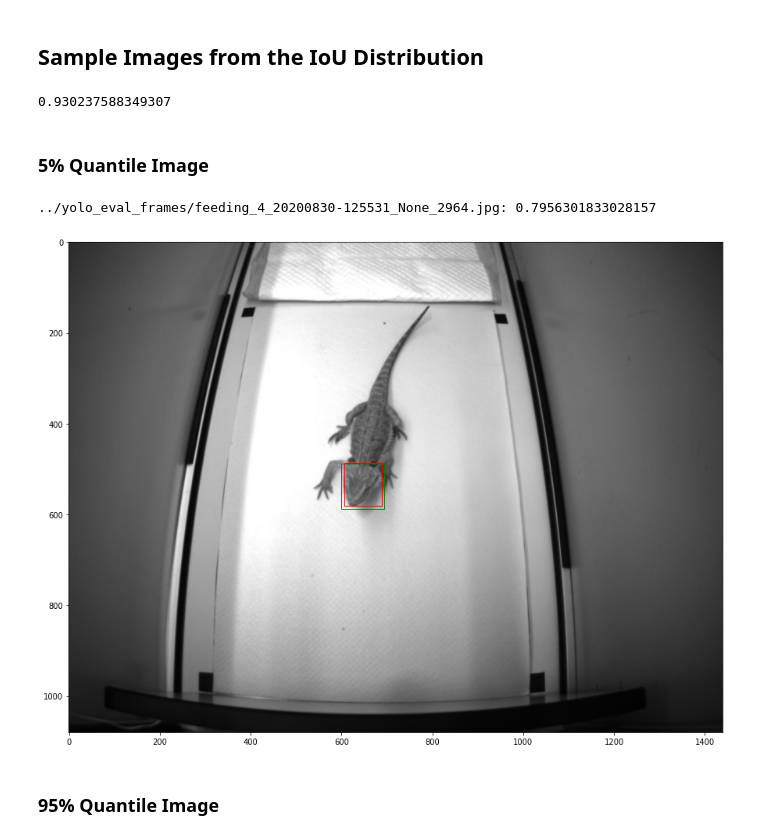
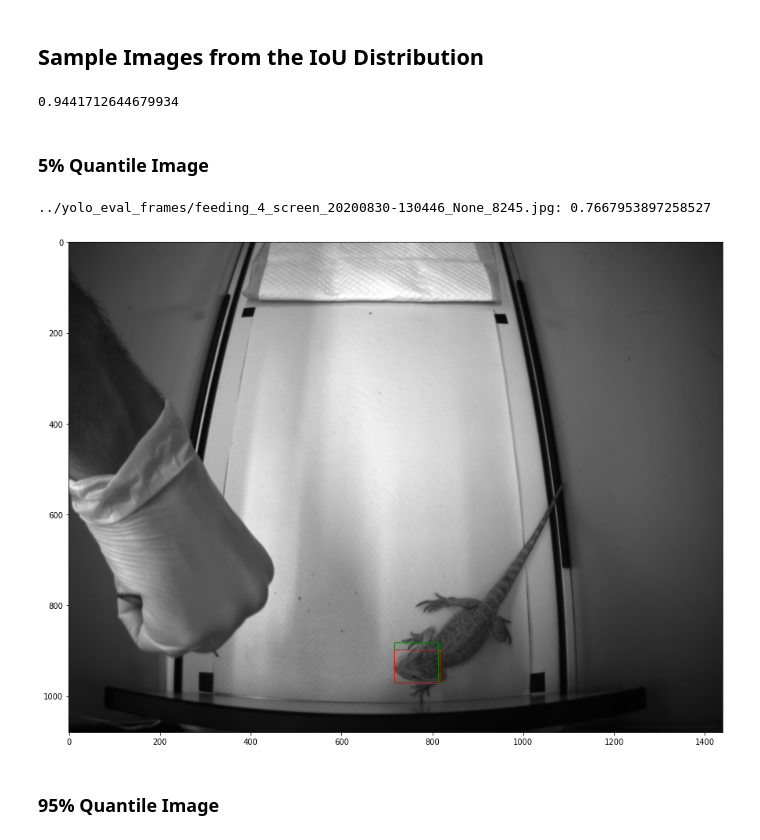
Before and after one commit to regevti/Pogona_Pursuit, a Jupyter notebook: Arena/Prediction/notebooks/yolo_eval.ipynb, the cells around one changed output. Drawn from its saved outputs; the diff is of its cells as text; code cells hidden in the pictures.

```diff
--- a/Arena/Prediction/notebooks/yolo_eval.ipynb
+++ b/Arena/Prediction/notebooks/yolo_eval.ipynb
@@ -177,6 +177,7 @@ det_df.to_csv(os.path.join(output_dir, "detections.csv"))
 # %% [markdown]
 ### Reload detections from file
 # %%
+output_dir = '../yolo_eval_frames'
 det_df = pd.read_csv(os.path.join(output_dir, "detections.csv"), index_col=[0])
 det_df = det_df.sort_values('filename')
 det_df.reset_index(drop=True)
@@ -241,6 +242,8 @@ det_df
 # %% [markdown]
 # IoU Metric Evaluation
 # %%
+plots_dir = '../experiments_plots'
+
 dets = det_df[['x1', 'y1', 'x2', 'y2']].to_numpy()
 targets = det_df[['target_x1', 'target_y1', 'target_x2', 'target_y2']].to_numpy()
 ious = detector.bbox_iou(torch.from_numpy(dets), torch.from_numpy(targets))
@@ -267,7 +270,7 @@ sorted_df = det_df.sort_values('IoU')
 i = 95 * sorted_df.shape[0] // 100
 sorted_df.iloc[i]['IoU']
 # %% [output]
-0.930237588349307
+0.9441712644679934
 # %%
 def plot_row(row):
     img = cv.imread(row.filename)
@@ -278,13 +281,13 @@ def plot_row(row):
 # %% [markdown]
 ### 5% Quantile Image
 # %%
-i = 5 * sorted_df.shape[0] // 100
+i = 5 * sorted_df.shape[0] // 100 + 1
 plot_row(sorted_df.iloc[i])
-plt.savefig(os.path.join(output_dir, "per10_iou.jpg"))
+plt.savefig(os.path.join(plots_dir, "per5_iou.jpg"))
 print(f"{sorted_df.iloc[i].filename}: {sorted_df.iloc[i].IoU}")
 # %% [output]
-../yolo_eval_frames/feeding_4_20200830-125531_None_2964.jpg: 0.7956301833028157
+../yolo_eval_frames/feeding_4_screen_20200830-130446_None_8245.jpg: 0.7667953897258527
-[figure, old version]
+[figure, new version]
 # %% [markdown]
 ### 95% Quantile Image
 # %%
```
Also changed, not shown: parts of 6 cells of this notebook, 15 other files.
